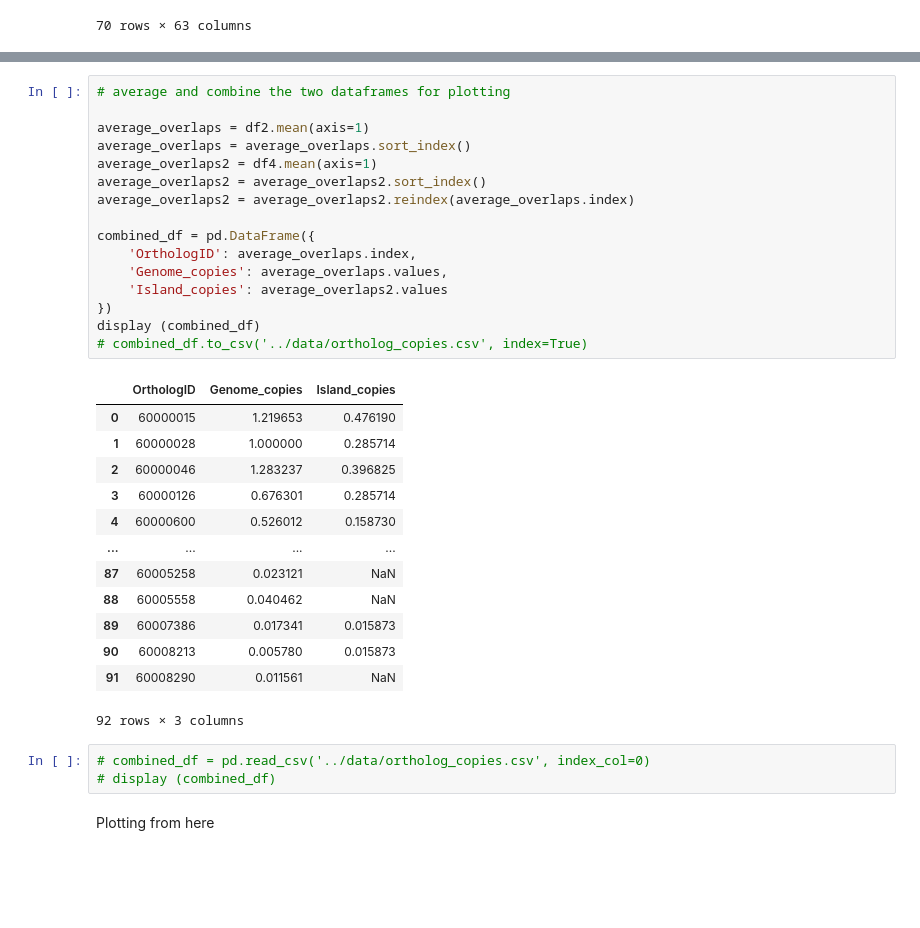
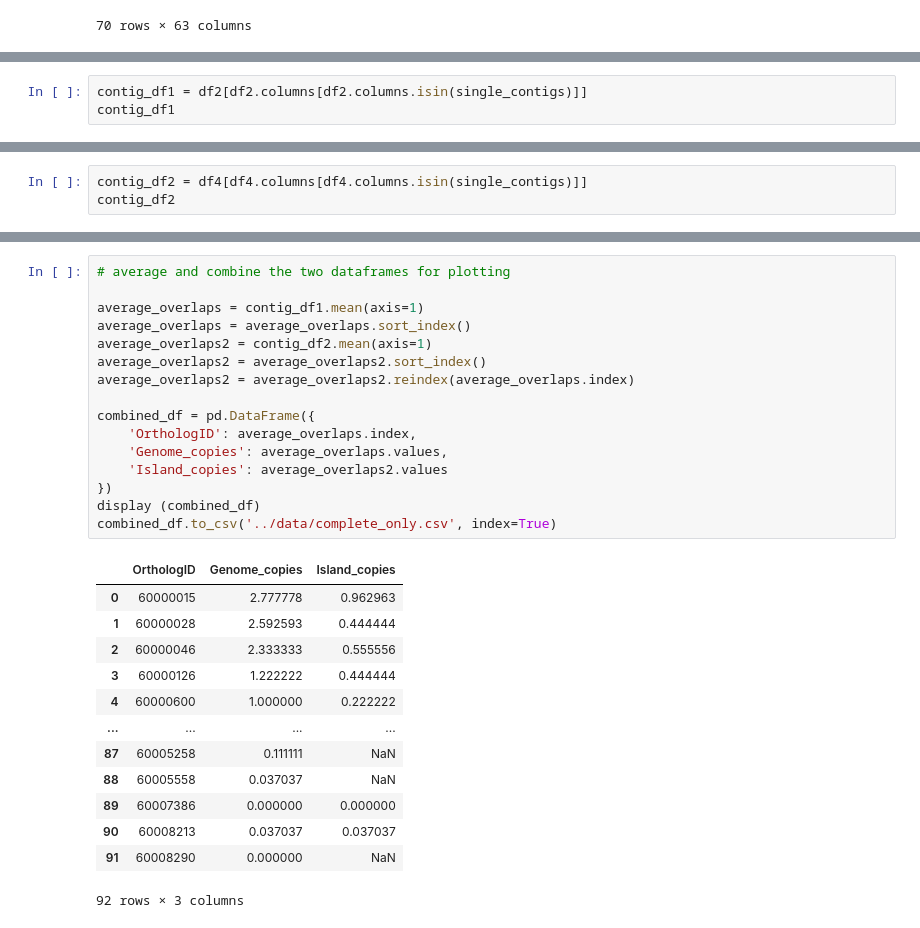
Before and after one commit to Jonahv11/cyano-serralysins, a Jupyter notebook: cycog-tree-tool/ortholog_census.ipynb, the cells around one changed output, grey strips where cells are left out. Cells and saved outputs as stored; diff of their text form; blank space fills up the shorter version.

Commit message:
split plotting portion, made some new dfs

```diff
--- a/cycog-tree-tool/ortholog_census.ipynb
+++ b/cycog-tree-tool/ortholog_census.ipynb
@@ -167,0 +188,3 @@ display(df4)
+# %%
+contig_df1 = df2[df2.columns[df2.columns.isin(single_contigs)]]
+contig_df1
@@ -167,0 +205,3 @@ display(df4)
+# %%
+contig_df2 = df4[df4.columns[df4.columns.isin(single_contigs)]]
+contig_df2
@@ -168,35 +222,30 @@ display(df4)
 # %%
 # average and combine the two dataframes for plotting
 
-average_overlaps = df2.mean(axis=1)
+average_overlaps = contig_df1.mean(axis=1)
 average_overlaps = average_overlaps.sort_index()
-average_overlaps2 = df4.mean(axis=1)
+average_overlaps2 = contig_df2.mean(axis=1)
 average_overlaps2 = average_overlaps2.sort_index()
 average_overlaps2 = average_overlaps2.reindex(average_overlaps.index)
 
 combined_df = pd.DataFrame({
     'OrthologID': average_overlaps.index,
     'Genome_copies': average_overlaps.values,
     'Island_copies': average_overlaps2.values
 })
 display (combined_df)
-# combined_df.to_csv('../data/ortholog_copies.csv', index=True)
+combined_df.to_csv('../data/complete_only.csv', index=True)
 # %% [output]
 |  | OrthologID | Genome_copies | Island_copies |
-| 0 | 60000015 | 1.219653 | 0.476190 |
-| 1 | 60000028 | 1.000000 | 0.285714 |
-| 2 | 60000046 | 1.283237 | 0.396825 |
-| 3 | 60000126 | 0.676301 | 0.285714 |
-| 4 | 60000600 | 0.526012 | 0.158730 |
+| 0 | 60000015 | 2.777778 | 0.962963 |
+| 1 | 60000028 | 2.592593 | 0.444444 |
+| 2 | 60000046 | 2.333333 | 0.555556 |
+| 3 | 60000126 | 1.222222 | 0.444444 |
+| 4 | 60000600 | 1.000000 | 0.222222 |
 | ... | ... | ... | ... |
-| 87 | 60005258 | 0.023121 | NaN |
-| 88 | 60005558 | 0.040462 | NaN |
-| 89 | 60007386 | 0.017341 | 0.015873 |
-| 90 | 60008213 | 0.005780 | 0.015873 |
-| 91 | 60008290 | 0.011561 | NaN |
+| 87 | 60005258 | 0.111111 | NaN |
+| 88 | 60005558 | 0.037037 | NaN |
+| 89 | 60007386 | 0.000000 | 0.000000 |
+| 90 | 60008213 | 0.037037 | 0.037037 |
+| 91 | 60008290 | 0.000000 | NaN |
 92 rows × 3 columns
-# %%
-# combined_df = pd.read_csv('../data/ortholog_copies.csv', index_col=0)
-# display (combined_df)
-# %% [markdown]
-Plotting from here
```
Also changed, not shown: parts of 24 cells of this notebook.
